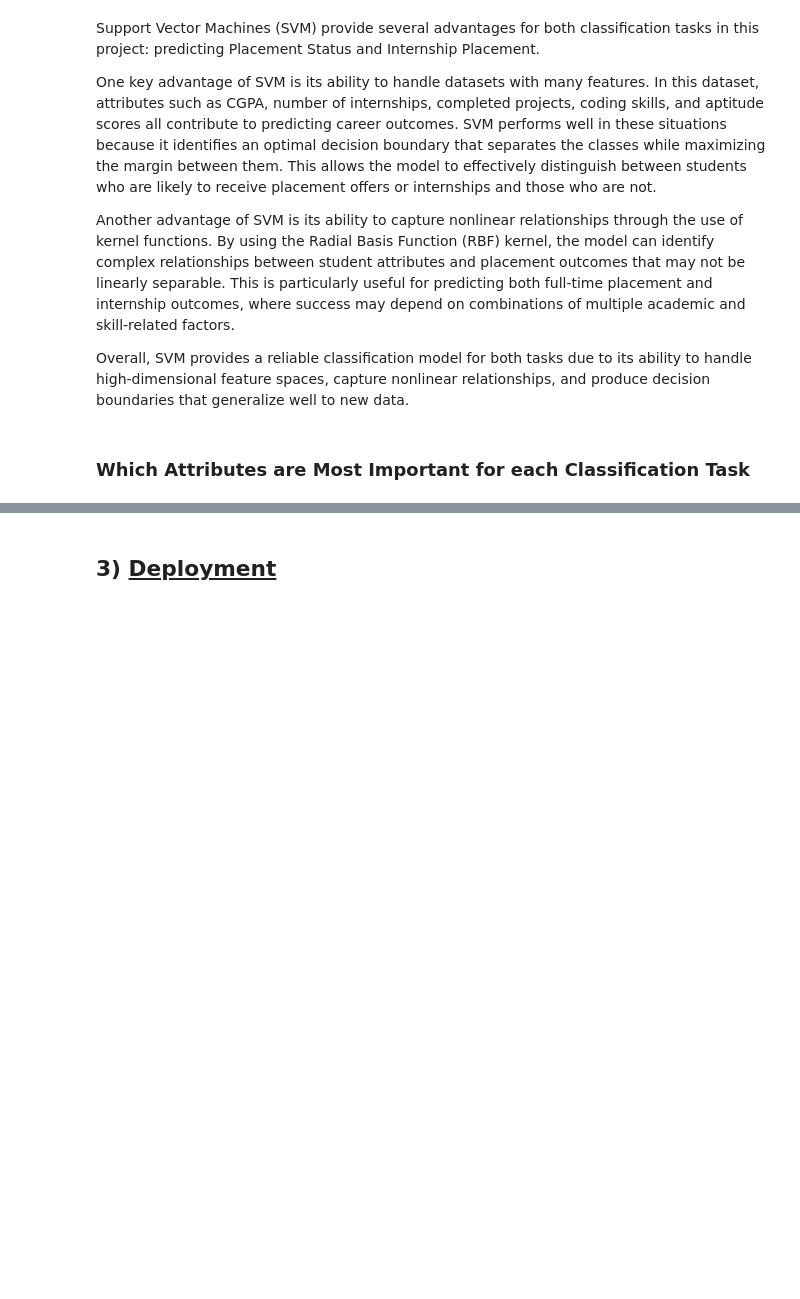
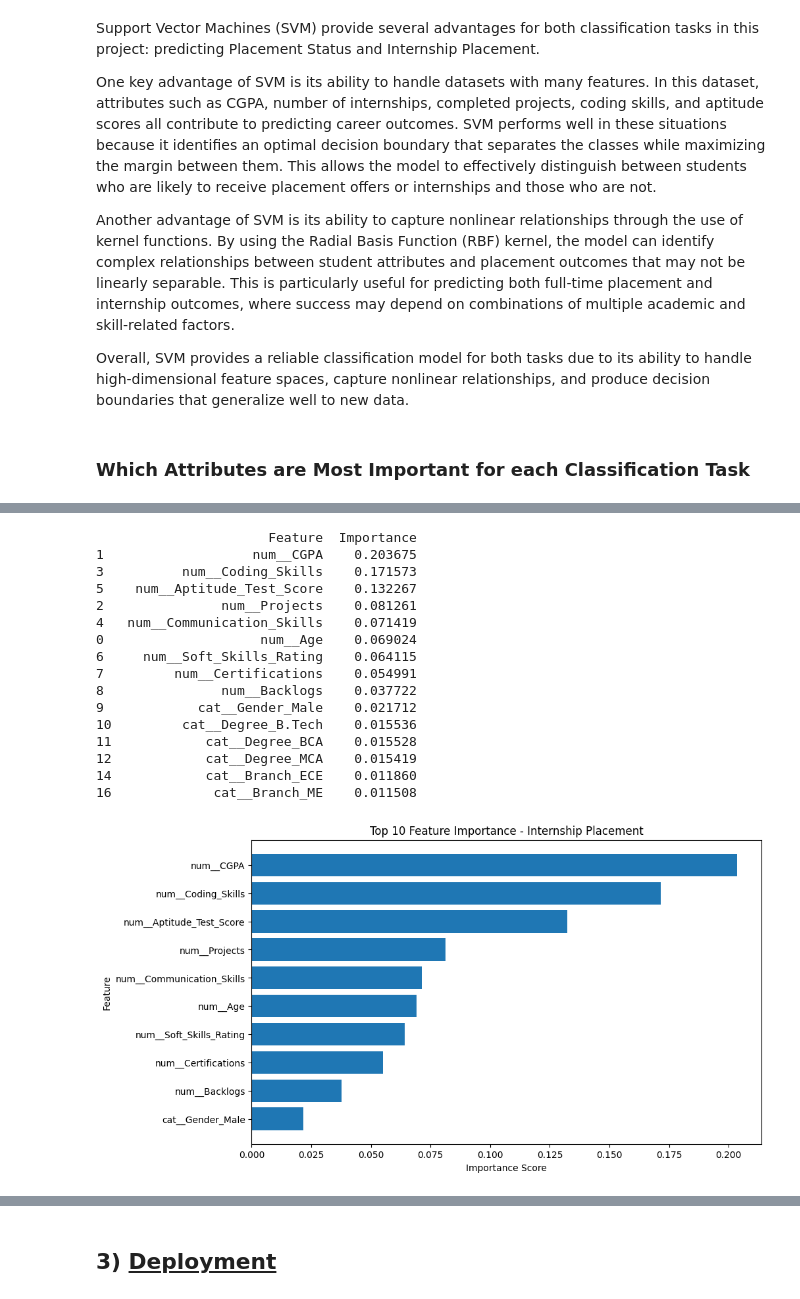
Before and after one commit to muskaanmahes/DS-7331-Term-Project, a Jupyter notebook: Lab_Two-Classification/LabTwo_Master.ipynb, the cells around one changed output, grey strips where cells are left out. Saved outputs shown, nothing was run; the diff lists cells and outputs as text; code cells hidden in the pictures; blank space fills up the shorter version.

```diff
--- a/Lab_Two-Classification/LabTwo_Master.ipynb
+++ b/Lab_Two-Classification/LabTwo_Master.ipynb
@@ -577,0 +604,53 @@ Although SVM models do not directly provide feature importance scores, important
+# %%
+# Train Random Forest for Task 2
+rf_task2 = RandomForestClassifier(
+    n_estimators=500,
+    random_state=42,
+    n_jobs=-1
+)
+
+rf_task2.fit(X_train_task2, y_train_task2)
+
+# Get feature names after preprocessing
+feature_names_task2 = preprocessor_task2.get_feature_names_out()
+
+# Extract feature importances
+importances2 = rf_task2.feature_importances_
+
+# Create importance table
+feature_importance_task2 = pd.DataFrame({
+    "Feature": feature_names_task2,
+    "Importance": importances2
+}).sort_values(by="Importance", ascending=False)
+
+print(feature_importance_task2.head(15))
+
+top_features_task2 = feature_importance_task2.head(10)
+
+plt.figure(figsize=(10,6))
+plt.barh(top_features_task2["Feature"], top_features_task2["Importance"])
+plt.gca().invert_yaxis()
+
+plt.title("Top 10 Feature Importance - Internship Placement")
+plt.xlabel("Importance Score")
+plt.ylabel("Feature")
+
+plt.show()
+# %% [output]
+                      Feature  Importance
+1                   num__CGPA    0.203675
+3          num__Coding_Skills    0.171573
+5    num__Aptitude_Test_Score    0.132267
+2               num__Projects    0.081261
+4   num__Communication_Skills    0.071419
+0                    num__Age    0.069024
+6     num__Soft_Skills_Rating    0.064115
+7         num__Certifications    0.054991
+8               num__Backlogs    0.037722
+9            cat__Gender_Male    0.021712
+10         cat__Degree_B.Tech    0.015536
+11            cat__Degree_BCA    0.015528
+12            cat__Degree_MCA    0.015419
+14            cat__Branch_ECE    0.011860
+16             cat__Branch_ME    0.011508
+[figure, added]
```
Also changed, not shown: parts of 8 cells of this notebook.
